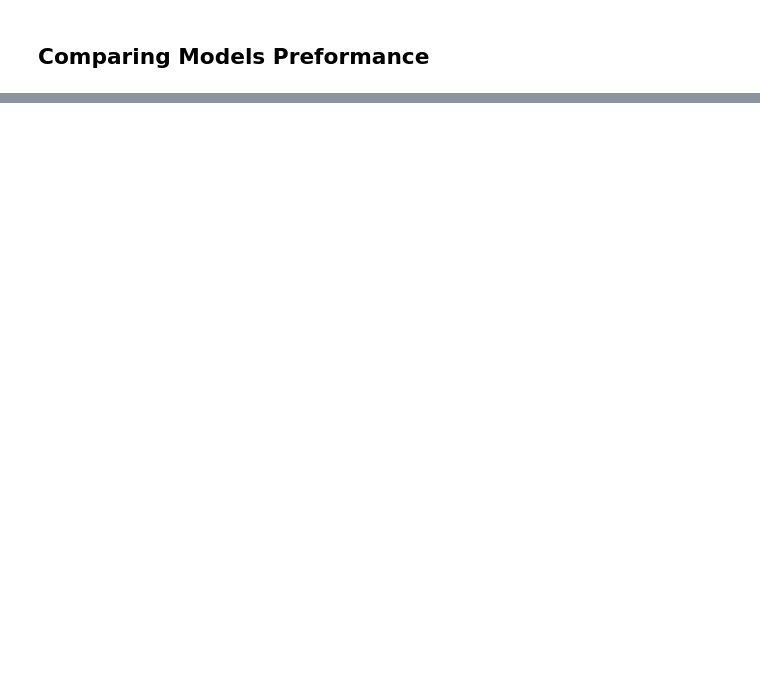
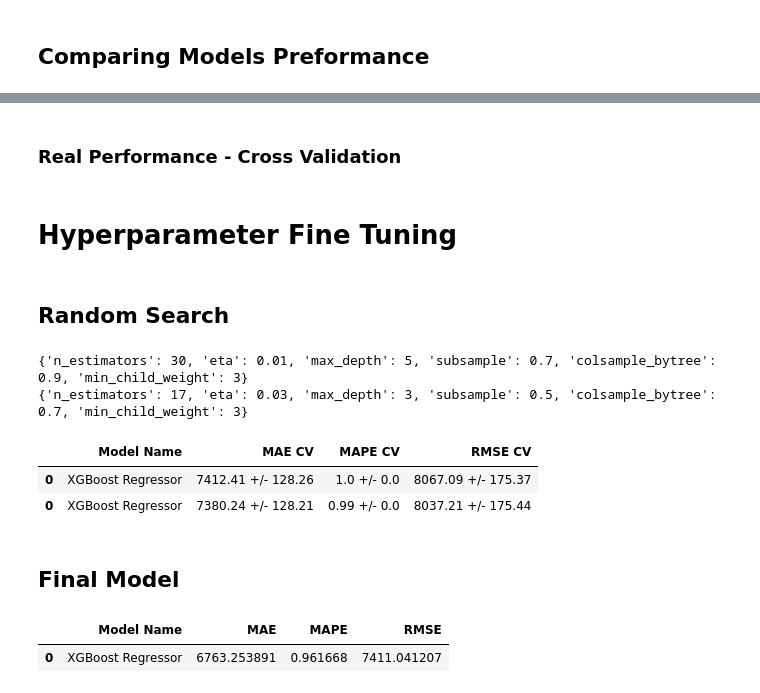
Before and after one commit to BernardoRFonseca/RossmannSalesPred, a Jupyter notebook: Store Sales Prediction.ipynb, the cells around one changed output, grey strips where cells are left out. Saved outputs shown, nothing was run; the diff lists cells and outputs as text; code cells hidden in the pictures; blank space fills up the shorter version.

```diff
--- a/Store Sales Prediction.ipynb
+++ b/Store Sales Prediction.ipynb
@@ -1105 +1139,3 @@ models_results.sort_values('RMSE')
 | 0 | XGBoost Regressor | 6682.282258 | 0.949284 | 7329.509840 |
+# %% [markdown]
+### Real Performance - Cross Validation
@@ -1105,0 +1145,44 @@ models_results.sort_values('RMSE')
+# %% [markdown]
+# Hyperparameter Fine Tuning
+# %% [markdown]
+## Random Search
+# %%
+param = {
+    'n_estimators' : [15, 17, 25, 30, 25],
+    'eta' : [0.01, 0.03],
+    'max_depth' : [3, 5, 9],
+    'subsample' : [0.1, 0.5, 0.7],
+    'colsample_bytree' : [0.3, 0.7, 0.9],
+    'min_child_weight' : [3, 8, 15]
+        }
+MAX_EVAL = 2
+# %%
+final_result = pd.DataFrame()
+
+for i in range ( MAX_EVAL ):
+    ## choose randomly values for parameters
+    hp = { k: random.sample(v, 1)[0] for k, v in param.items() }
+    print( hp )
+    # model
+    model_xgbr = xgb.XGBRegressor(objective='reg:squarederror',
+                        n_estimators=hp['n_estimators'],
+                        eta=hp['eta'],
+                        max_depth=hp['max_depth'],
+                        subsample=hp['subsample'],
+                        colsample_bytree=hp['colsample_bytree'],
+                        min_child_weight=hp['min_child_weight'])
+
+
+    # performance
+    model_xgbr_result = cross_validation(x_training, 2, 'XGBoost Regressor', model_xgbr, verbose=False)
+    final_result = pd.concat([final_result, model_xgbr_result])
+
+final_result
+# %% [output]
+{'n_estimators': 30, 'eta': 0.01, 'max_depth': 5, 'subsample': 0.7, 'colsample_bytree': 0.9, 'min_child_weight': 3}
+{'n_estimators': 17, 'eta': 0.03, 'max_depth': 3, 'subsample': 0.5, 'colsample_bytree': 0.7, 'min_child_weight': 3}
+|  | Model Name | MAE CV | MAPE CV | RMSE CV |
+| 0 | XGBoost Regressor | 7412.41 +/- 128.26 | 1.0 +/- 0.0 | 8067.09 +/- 175.37 |
+| 0 | XGBoost Regressor | 7380.24 +/- 128.21 | 0.99 +/- 0.0 | 8037.21 +/- 175.44 |
+# %% [markdown]
+## Final Model
@@ -1105,0 +1198,19 @@ models_results.sort_values('RMSE')
+# %%
+# model
+model_xgbr_tuned = xgb.XGBRegressor(objective='reg:squarederror',
+                        n_estimators=param_tuned['n_estimators'],
+                        eta=param_tuned['eta'],
+                        max_depth=param_tuned['max_depth'],
+                        subsample=param_tuned['subsample'],
+                        colsample_bytree=param_tuned['colsample_bytree'],
+                        min_child_weight=param_tuned['min_child_weight']).fit(x_train, y_train)
+
+# prediction
+yhat_xgbr_tuned = model_xgbr_tuned.predict(x_test)
+
+# performance
+xgbr_result_tuned = ml_error('XGBoost Regressor', np.expm1(y_test), np.expm1(yhat_xgbr_tuned))
+xgbr_result_tuned
+# %% [output]
+|  | Model Name | MAE | MAPE | RMSE |
+| 0 | XGBoost Regressor | 6763.253891 | 0.961668 | 7411.041207 |
```
Also changed, not shown: parts of 21 cells of this notebook.
